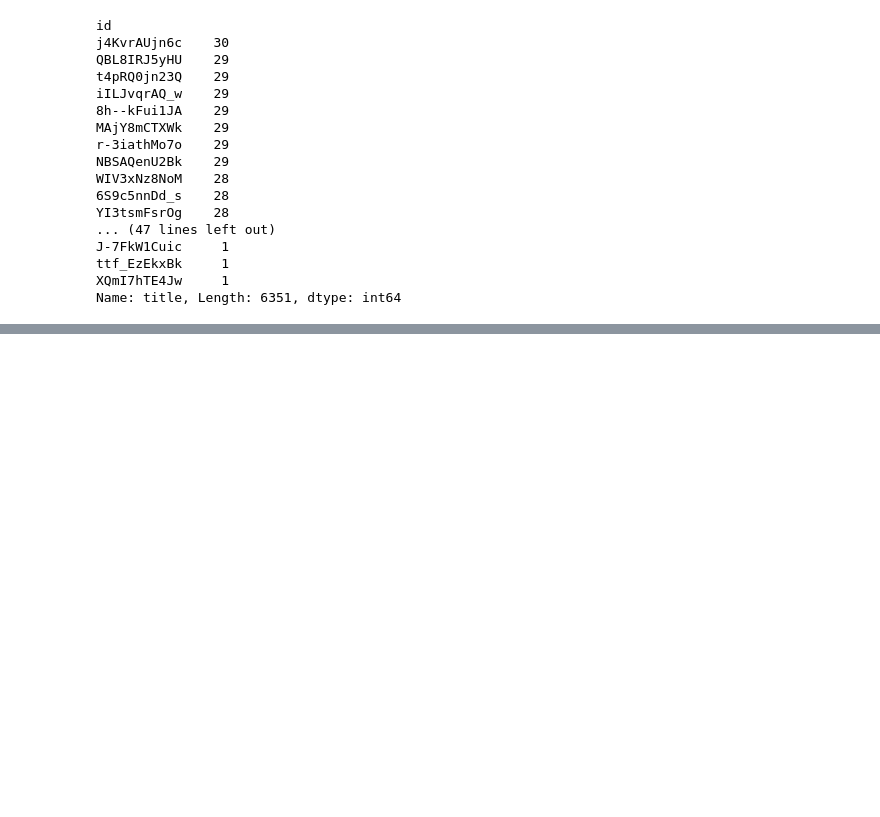
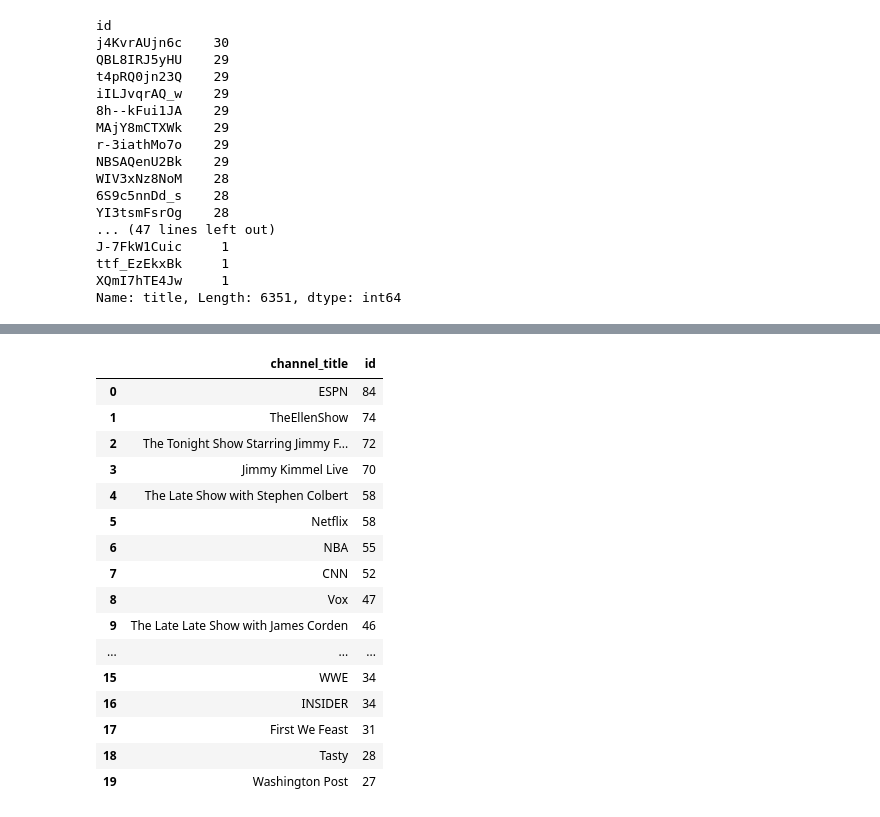
Before and after one commit to CaroMuizzi/Success-on-YouTube-Channels, a Jupyter notebook: Trending_videos.ipynb, the cells around one changed output, grey strips where cells are left out. Saved outputs shown, nothing was run; the diff lists cells and outputs as text; code cells hidden in the pictures; blank space fills up the shorter version.

Commit message:
list of channels with more trending videos

```diff
--- a/Trending_videos.ipynb
+++ b/Trending_videos.ipynb
@@ -90,0 +118,28 @@ school_passing_math = merge_df.loc[merge_df["Math Score"]>= 70,:].groupby(["Scho
+# %%
+# crear lista de los 100 primeros canales unicos de los videos que estuvieron mas dias trending
+
+channels_with_more_trending_videos= df.groupby("channel_title").id.nunique()
+channels_with_more_trending_videos= channels_with_more_trending_videos.sort_values(ascending=False)
+channels_with_more_trending_videos= pd.DataFrame(channels_with_more_trending_videos)
+channels_with_more_trending_videos.reset_index(inplace=True)
+channels_with_more_trending_videos.head()
+channels_with_more_trending_videos=channels_with_more_trending_videos[:20]
+channels_with_more_trending_videos
+# %% [output]
+|  | channel_title | id |
+| 0 | ESPN | 84 |
+| 1 | TheEllenShow | 74 |
+| 2 | The Tonight Show Starring Jimmy F... | 72 |
+| 3 | Jimmy Kimmel Live | 70 |
+| 4 | The Late Show with Stephen Colbert | 58 |
+| 5 | Netflix | 58 |
+| 6 | NBA | 55 |
+| 7 | CNN | 52 |
+| 8 | Vox | 47 |
+| 9 | The Late Late Show with James Corden | 46 |
+| ... | ... | ... |
+| 15 | WWE | 34 |
+| 16 | INSIDER | 34 |
+| 17 | First We Feast | 31 |
+| 18 | Tasty | 28 |
+| 19 | Washington Post | 27 |
```
Also changed, not shown: parts of 7 cells of this notebook, 2 other files.
